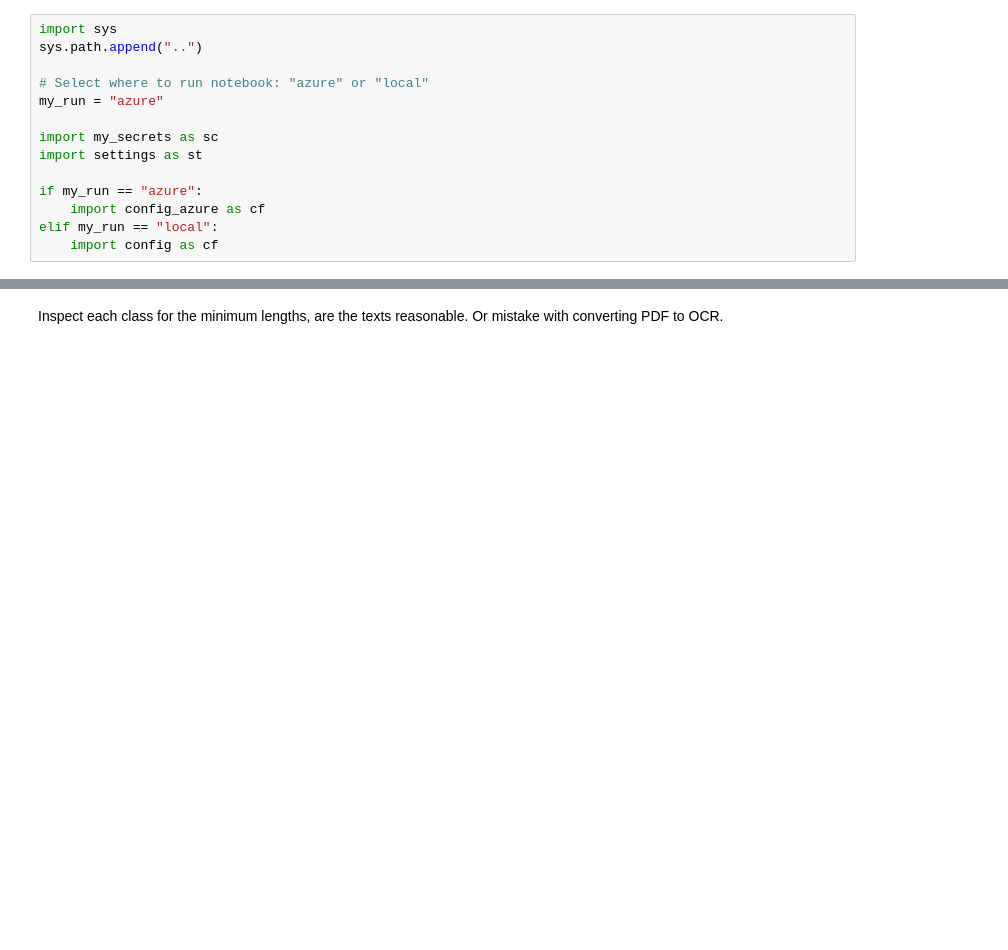
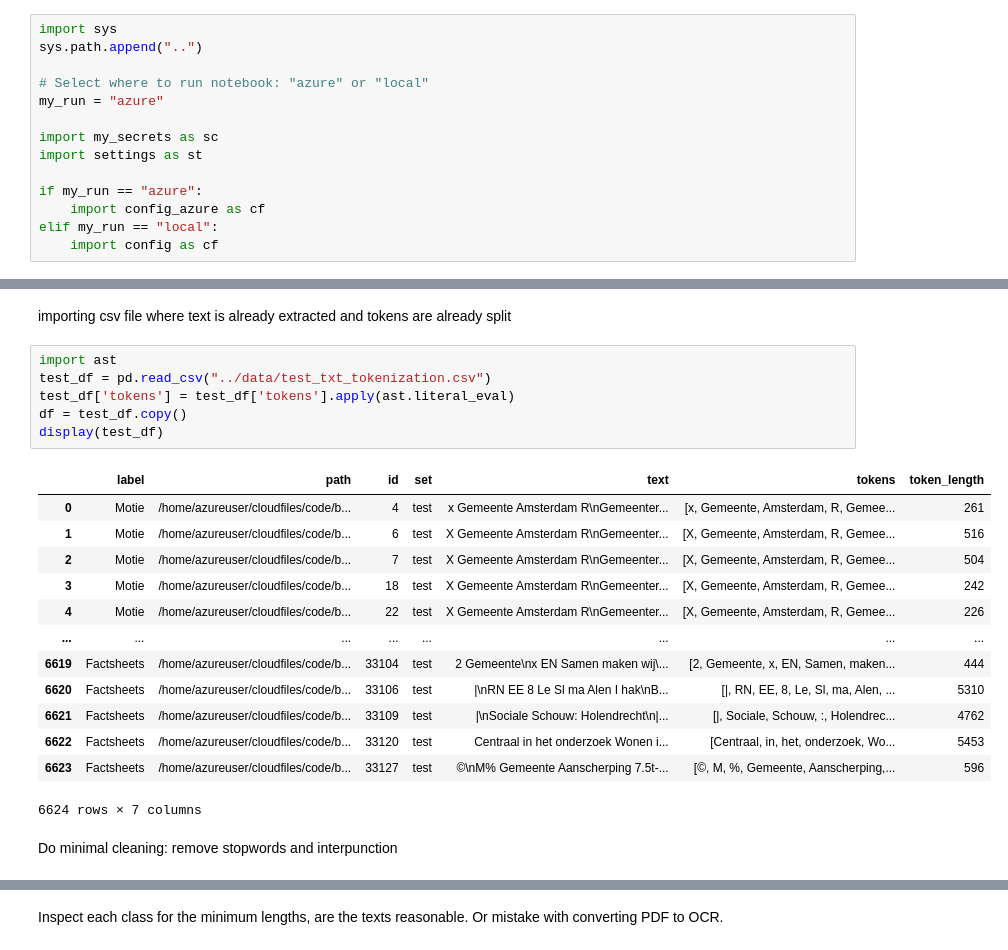
Before and after one commit to Amsterdam-Internships/document-classification-using-large-language-models, a Jupyter notebook: notebooks/EDA.ipynb, the cells around one changed output, grey strips where cells are left out. Drawn from its saved outputs; the diff is of its cells as text; blank space fills up the shorter version.

```diff
--- a/notebooks/EDA.ipynb
+++ b/notebooks/EDA.ipynb
@@ -115,0 +93,24 @@ display(df)
+# %% [markdown]
+importing csv file where text is already extracted and tokens are already split
+# %%
+import ast
+test_df = pd.read_csv("../data/test_txt_tokenization.csv")
+test_df['tokens'] = test_df['tokens'].apply(ast.literal_eval)
+df = test_df.copy()
+display(test_df)
+# %% [output]
+|  | label | path | id | set | text | tokens | token_length |
+| 0 | Motie | /home/azureuser/cloudfiles/code/b... | 4 | test | x Gemeente Amsterdam R\nGemeenter... | [x, Gemeente, Amsterdam, R, Gemee... | 261 |
+| 1 | Motie | /home/azureuser/cloudfiles/code/b... | 6 | test | X Gemeente Amsterdam R\nGemeenter... | [X, Gemeente, Amsterdam, R, Gemee... | 516 |
+| 2 | Motie | /home/azureuser/cloudfiles/code/b... | 7 | test | X Gemeente Amsterdam R\nGemeenter... | [X, Gemeente, Amsterdam, R, Gemee... | 504 |
+| 3 | Motie | /home/azureuser/cloudfiles/code/b... | 18 | test | X Gemeente Amsterdam R\nGemeenter... | [X, Gemeente, Amsterdam, R, Gemee... | 242 |
+| 4 | Motie | /home/azureuser/cloudfiles/code/b... | 22 | test | X Gemeente Amsterdam R\nGemeenter... | [X, Gemeente, Amsterdam, R, Gemee... | 226 |
+| ... | ... | ... | ... | ... | ... | ... | ... |
+| 6619 | Factsheets | /home/azureuser/cloudfiles/code/b... | 33104 | test | 2 Gemeente\nx EN Samen maken wij\... | [2, Gemeente, x, EN, Samen, maken... | 444 |
+| 6620 | Factsheets | /home/azureuser/cloudfiles/code/b... | 33106 | test | |\nRN EE 8 Le Sl ma Alen I hak\nB... | [|, RN, EE, 8, Le, Sl, ma, Alen, ... | 5310 |
+| 6621 | Factsheets | /home/azureuser/cloudfiles/code/b... | 33109 | test | |\nSociale Schouw: Holendrecht\n|... | [|, Sociale, Schouw, :, Holendrec... | 4762 |
+| 6622 | Factsheets | /home/azureuser/cloudfiles/code/b... | 33120 | test | Centraal in het onderzoek Wonen i... | [Centraal, in, het, onderzoek, Wo... | 5453 |
+| 6623 | Factsheets | /home/azureuser/cloudfiles/code/b... | 33127 | test | ©\nM% Gemeente Aanscherping 7.5t-... | [©, M, %, Gemeente, Aanscherping,... | 596 |
+6624 rows × 7 columns
+# %% [markdown]
+Do minimal cleaning: remove stopwords and interpunction
```
Also changed, not shown: parts of 24 cells of this notebook, 1 other file.
